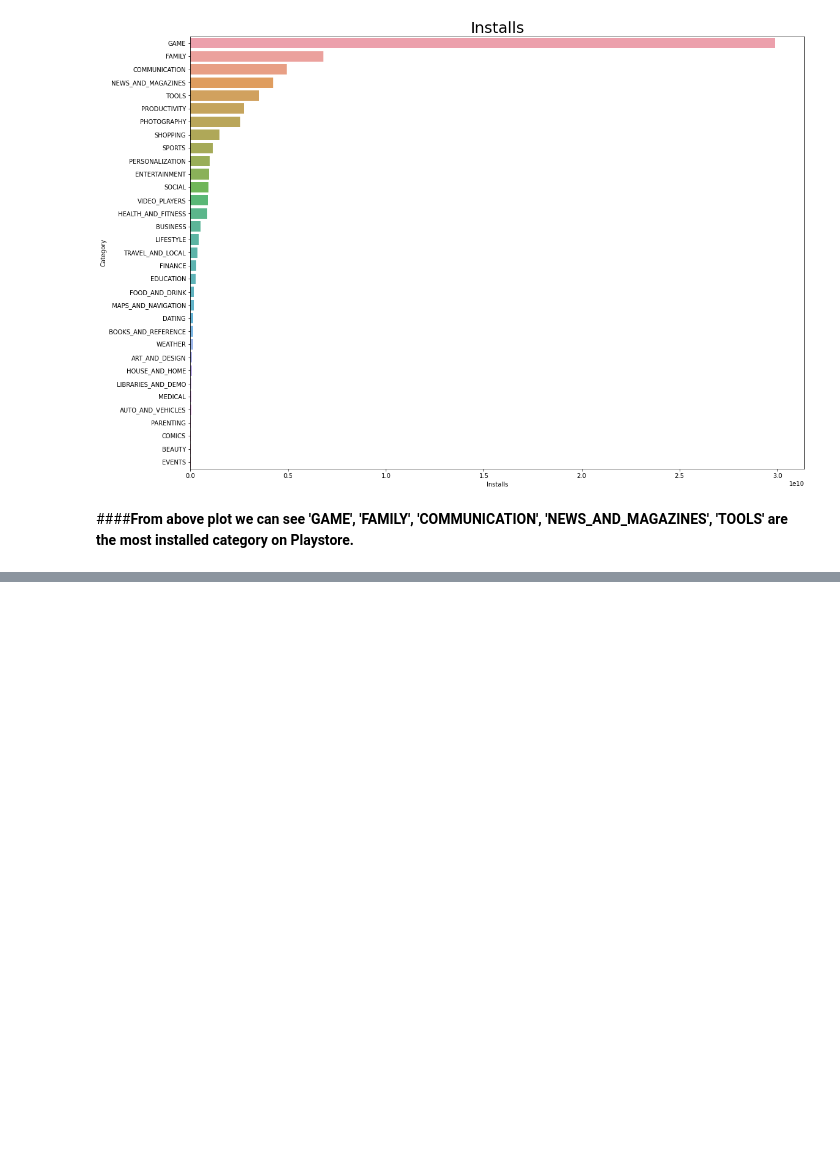
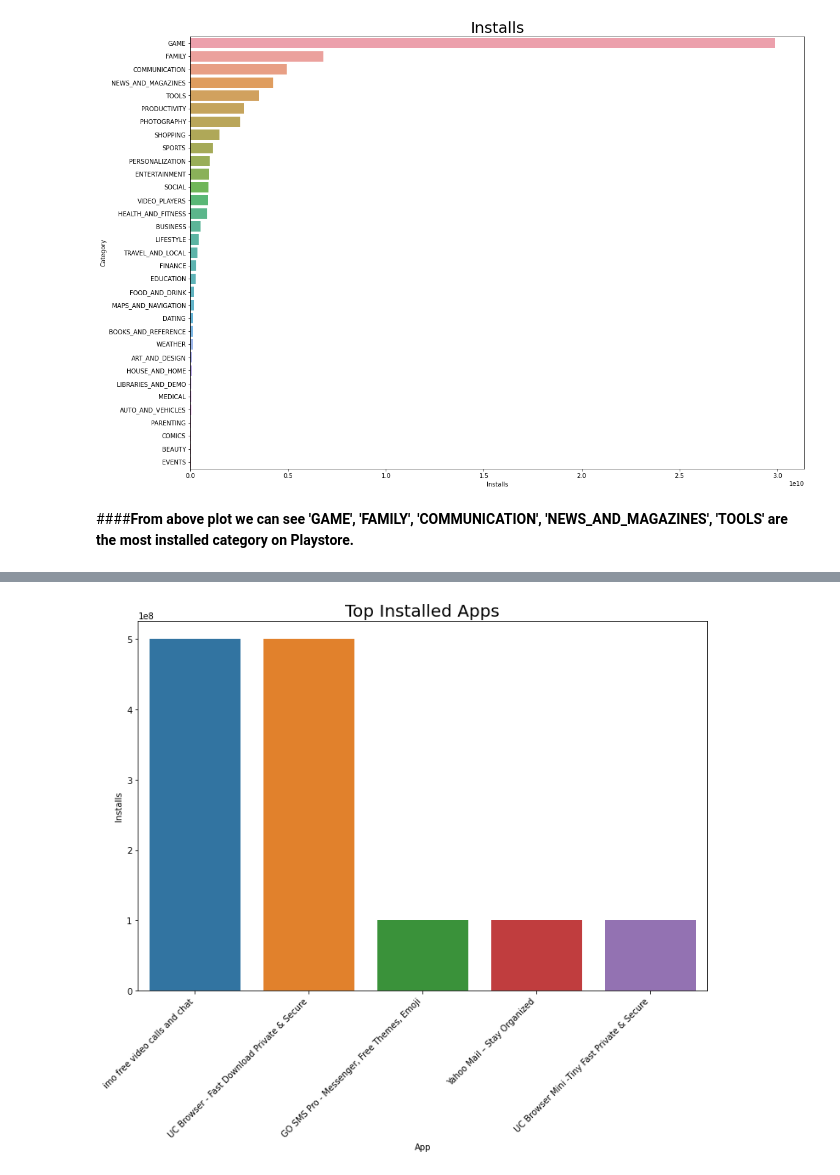
Before and after one commit to lawish/EDA_Team_notebook, a Jupyter notebook: EDA_Team_notebook_Capstone_Project.ipynb, the cells around one changed output, grey strips where cells are left out. Saved outputs shown, nothing was run; the diff lists cells and outputs as text; code cells hidden in the pictures; blank space fills up the shorter version.

```diff
--- a/EDA_Team_notebook_Capstone_Project.ipynb
+++ b/EDA_Team_notebook_Capstone_Project.ipynb
@@ -431,0 +458,5 @@ graph.set_title("Installs", fontsize = 25);
+# %%
+# Top apps for COMMUNICATION Category
+top_apps_in_category('COMMUNICATION')
+# %% [output]
+[figure, added]
```
Also changed, not shown: parts of 11 cells of this notebook.
